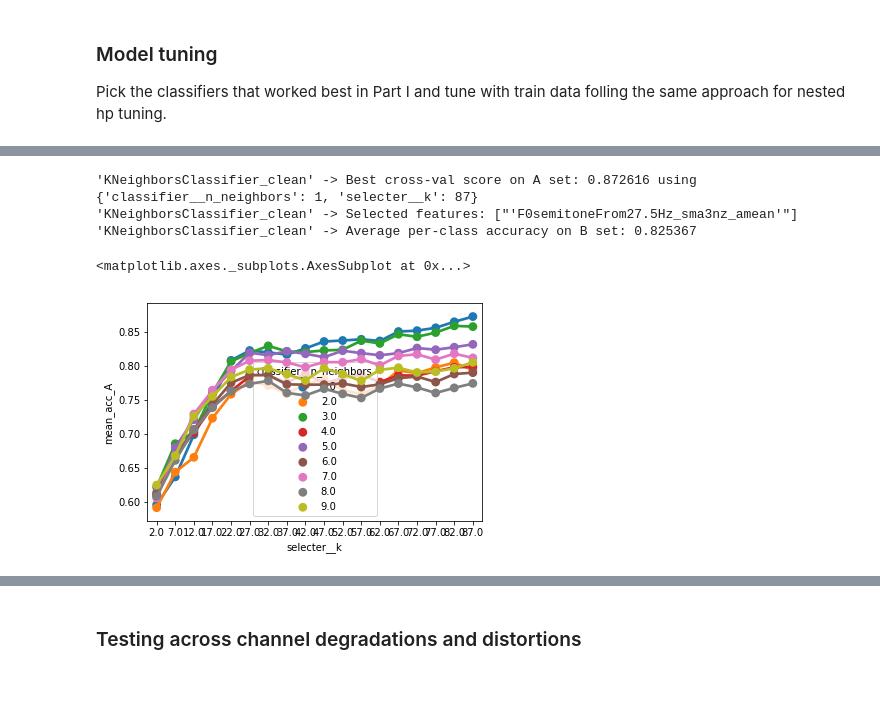
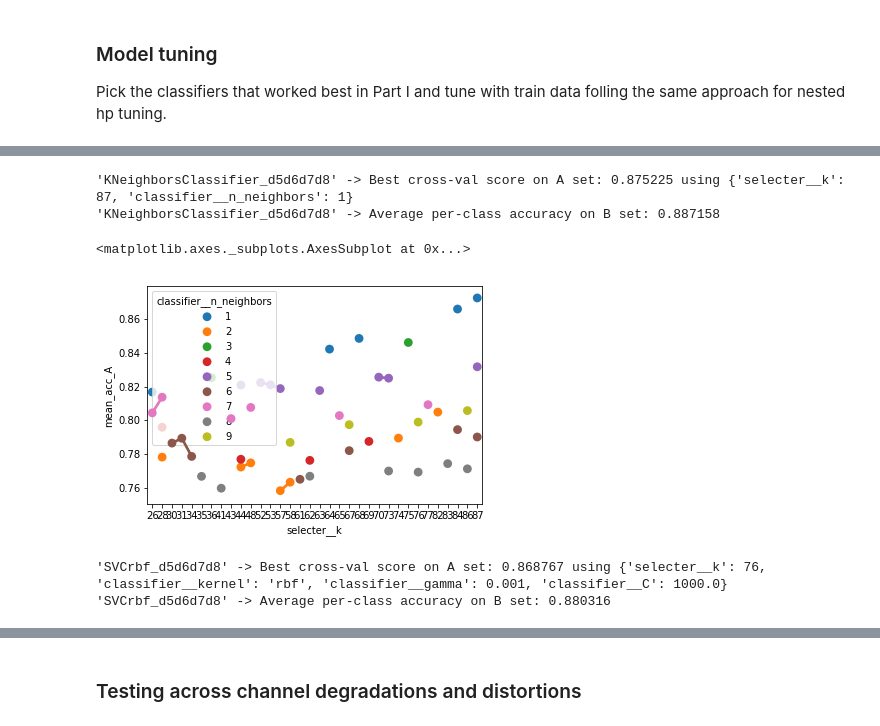
Before and after one commit to laufergall/ML_Speaker_Characteristics, a Jupyter notebook: classification/04_classification_degraded_speech.ipynb, the cells around one changed output, grey strips where cells are left out. Drawn from its saved outputs; the diff is of its cells as text; code cells hidden in the pictures; blank space fills up the shorter version.

```diff
--- a/classification/04_classification_degraded_speech.ipynb
+++ b/classification/04_classification_degraded_speech.ipynb
@@ -228,32 +236,68 @@ def get_KNeighborsClassifier2tune():
 
     model = KNeighborsClassifier()
     hp = dict(
-        classifier__n_neighbors = [1] #list(range(1,20))
+        classifier__n_neighbors = list(range(1,10))
     )
-    return 'KNeighborsClassifier_clean', model, hp
+    return 'KNeighborsClassifier', model, hp
+
+k_gridsearch = np.arange(25, 88, 1)
 
 # Hyperparameter tuning with this model
-tuning, trained = hp_tuner(AX, BX, Ay, By, [get_KNeighborsClassifier2tune], feats_names)
+tuning, trained = hp_tuner(AX, BX, Ay, By,
+                               [get_KNeighborsClassifier2tune],
+                               feats_names,
+                               k_gridsearch,
+                               'random',
+                               n_iter=50
+                              )
 
 # update lists of tuning info and trained classifiers
 tuning_all = tuning_all.append(tuning, ignore_index=True)
 trained_all.append(trained)
 # %% [output]
-'KNeighborsClassifier_clean' -> Best cross-val score on A set: 0.872616 using {'classifier__n_neighbors': 1, 'selecter__k': 87}
-'KNeighborsClassifier_clean' -> Selected features: ["'F0semitoneFrom27.5Hz_sma3nz_amean'"]
-'KNeighborsClassifier_clean' -> Average per-class accuracy on B set: 0.825367
+'KNeighborsClassifier_d5d6d7d8' -> Best cross-val score on A set: 0.875225 using {'selecter__k': 87, 'classifier__n_neighbors': 1}
+'KNeighborsClassifier_d5d6d7d8' -> Average per-class accuracy on B set: 0.887158
 # %%
-# open generated file with results of fitting GridSearchCV
+# open generated file with results of fitting search
 
-sgrid = pd.read_csv(r'.\data_while_tuning\KNeighborsClassifier_clean_tuning.csv')
+sgrid = pd.read_csv(r'.\data_while_tuning\KNeighborsClassifier_d5d7d8_tuning.csv')
 
 # params to dataframe
 params_dict = sgrid['params'].apply(lambda x: literal_eval(x) ).to_dict()
 params_df = pd.DataFrame(data = params_dict).transpose()
 
 # plot acc vs. params
-params_df = params_df.loc[params_df['classifier__n_neighbors']<10,:] # selecting only lower k
 sns.pointplot(x='selecter__k', y='mean_acc_A',hue='classifier__n_neighbors', data=sgrid.join(params_df))
 # %% [output]
 <matplotlib.axes._subplots.AxesSubplot at 0x...>
-[figure, old version]
+[figure, new version]
+# %%
+from sklearn.svm import SVC
+
+def get_SVCrbf2finetune():
+
+    model = SVC()
+    hp = dict(
+        classifier__C = np.logspace(2,4,num=5),
+        classifier__kernel = ['rbf'],
+        classifier__gamma = np.logspace(-5,-3,num=3)
+    )
+    return 'SVCrbf', model, hp
+
+k_gridsearch = np.arange(50, 88, 1)
+
+# Hyperparameter tuning with this model
+tuning, trained = hp_tuner(AX, BX, Ay, By,
+                               [get_SVCrbf2finetune],
+                               feats_names,
+                               k_gridsearch,
+                               'random',
+                               n_iter=50
+                              )
+
+# update lists of tuning info and trained classifiers
+tuning_all = tuning_all.append(tuning, ignore_index=True)
+trained_all.append(trained)
+# %% [output]
+'SVCrbf_d5d6d7d8' -> Best cross-val score on A set: 0.868767 using {'selecter__k': 76, 'classifier__kernel': 'rbf', 'classifier__gamma': 0.001, 'classifier__C': 1000.0}
+'SVCrbf_d5d6d7d8' -> Average per-class accuracy on B set: 0.880316
```
Also changed, not shown: parts of 36 cells of this notebook, 19 other files.
